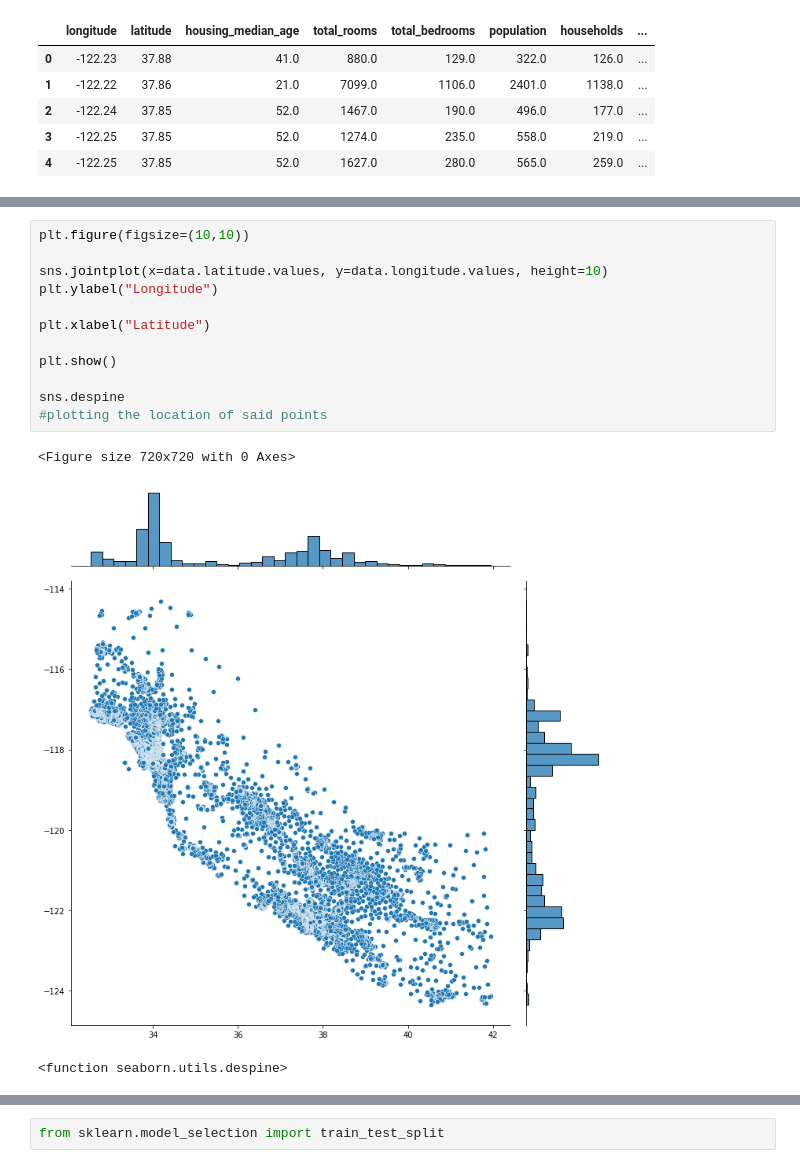
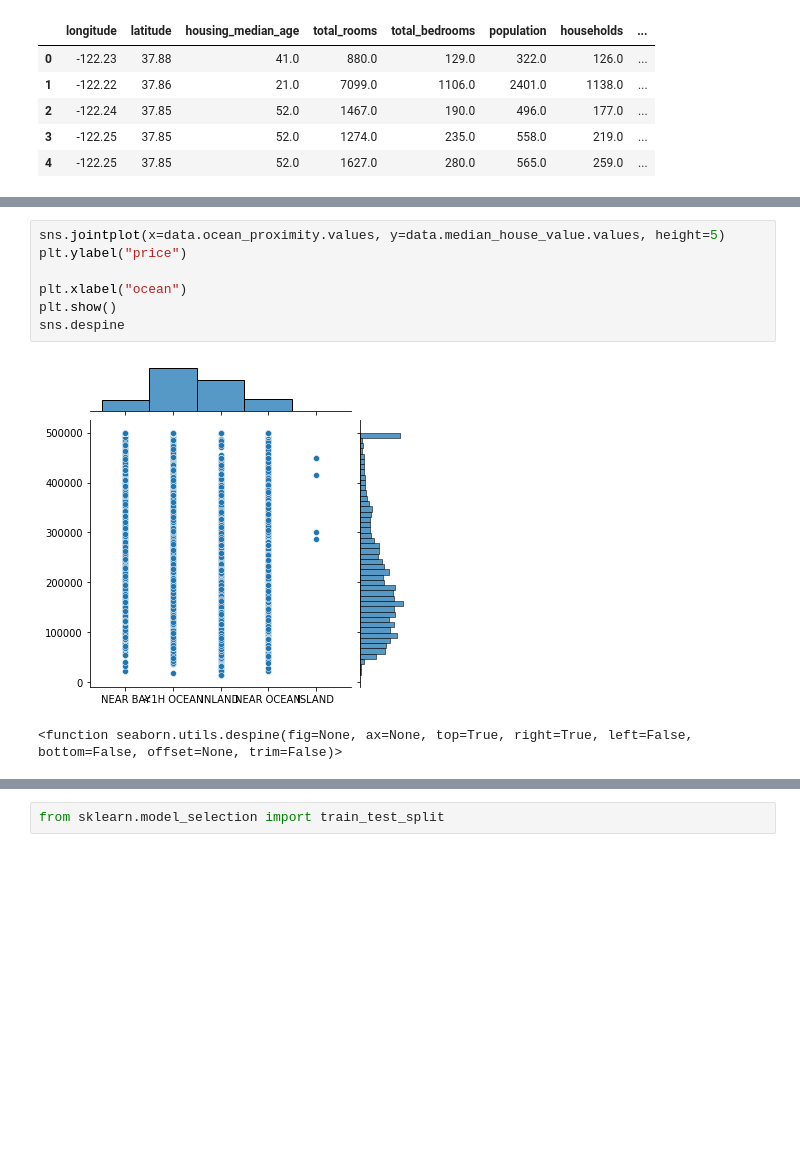
Before and after one commit to VishnuVardhanJS/ai-tests, a Jupyter notebook: ml_lets_goo.ipynb, the cells around one changed output, grey strips where cells are left out. Cells and saved outputs as stored; diff of their text form; blank space fills up the shorter version.

```diff
--- a/ml_lets_goo.ipynb
+++ b/ml_lets_goo.ipynb
@@ -65,17 +57,11 @@ print(d)
 Name: total_bedrooms, Length: 1923, dtype: int64
 # %%
-plt.figure(figsize=(10,10))
+sns.jointplot(x=data.ocean_proximity.values, y=data.median_house_value.values, height=5)
+plt.ylabel("price")
 
-sns.jointplot(x=data.latitude.values, y=data.longitude.values, height=10)
-plt.ylabel("Longitude")
-
-plt.xlabel("Latitude")
-
+plt.xlabel("ocean")
 plt.show()
-
 sns.despine
-#plotting the location of said points
 # %% [output]
+[figure, new version]
-<Figure size 720x720 with 0 Axes>
+<function seaborn.utils.despine(fig=None, ax=None, top=True, right=True, left=False, bottom=False, offset=None, trim=False)>
-[figure, old version]
-<function seaborn.utils.despine>
```
Also changed, not shown: parts of 25 cells of this notebook.
